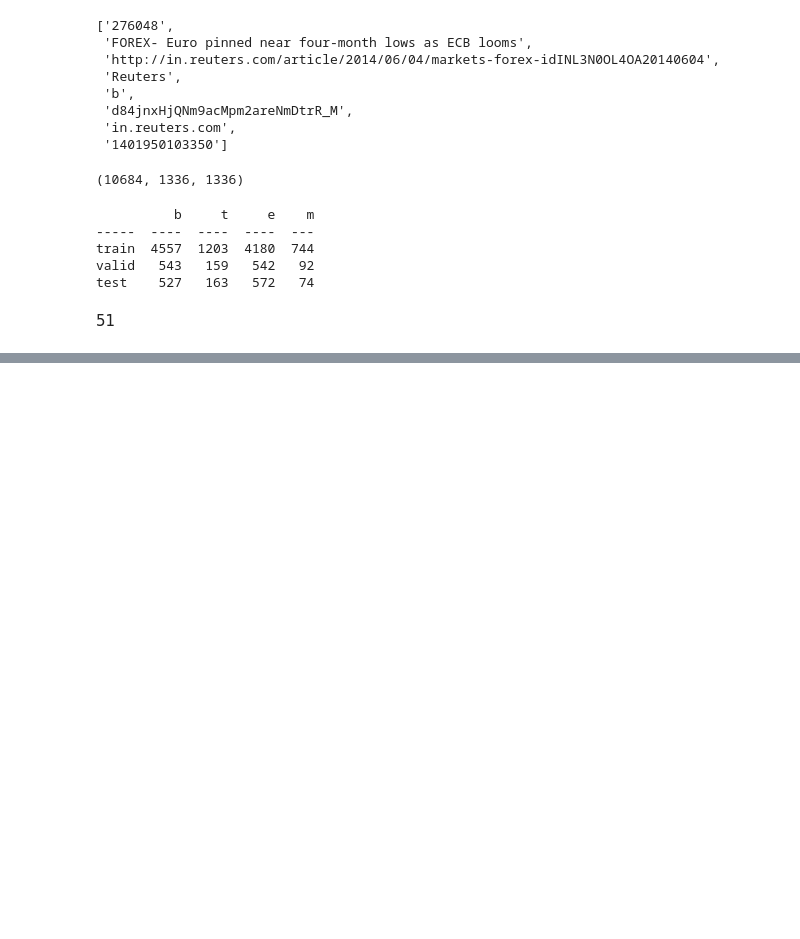
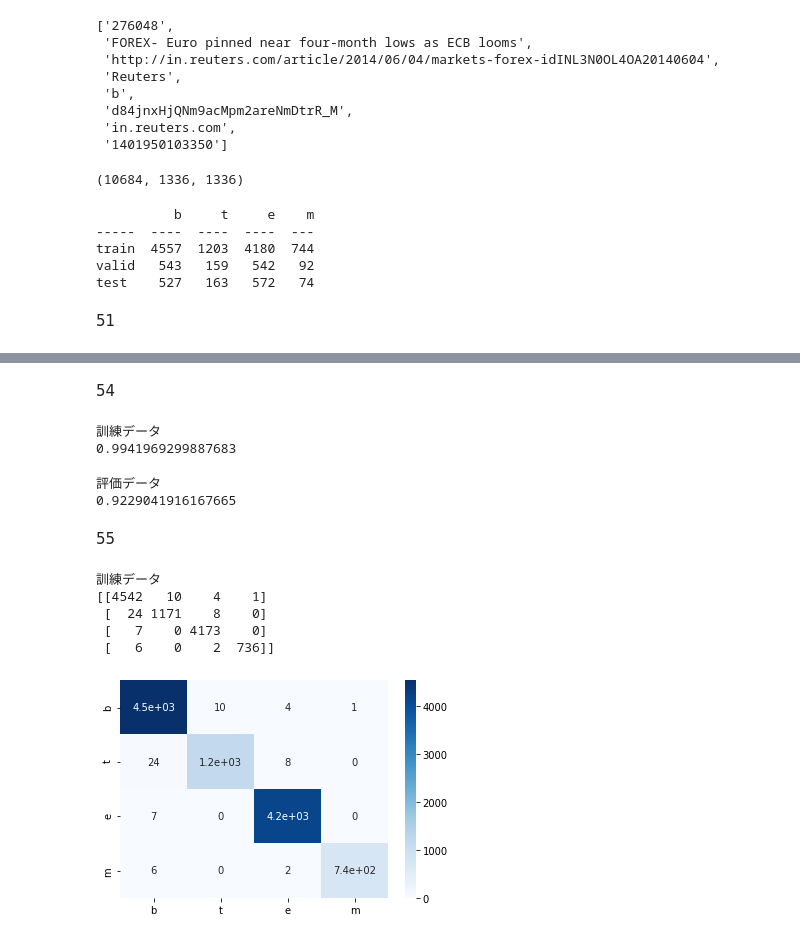
Before and after one commit to SJSY126/NLP100, a Jupyter notebook: Chapter6.ipynb, the cells around one changed output, grey strips where cells are left out. Drawn from its saved outputs; the diff is of its cells as text; code cells hidden in the pictures; blank space fills up the shorter version.

```diff
--- a/Chapter6.ipynb
+++ b/Chapter6.ipynb
@@ -110,0 +222,18 @@ test    527   163   572   74
+# %%
+def prepare_feature_dataset(data):
+    ts = [categories.index(cat) for cat, _ in data]
+    xs = [
+        count_uni_gram(sent) + count_bi_gram(sent)
+        for _, sent in data
+    ]
+    return np.array(xs, dtype=np.float32), np.array(ts, dtype=np.int8)
+
+def write_feature_dataset(filename, xs, ts):
+    with open(filename, 'w') as f:
+        for t, x in zip(ts, xs):
+            line = categories[t] + ' ' + ' '.join([str(int(n)) for n in x])
+            f.writelines(line + '\n')
+# %%
+train_x, train_t = prepare_feature_dataset(tokenized_train)
+valid_x, valid_t = prepare_feature_dataset(tokenized_valid)
+test_x, test_t = prepare_feature_dataset(tokenized_test)
@@ -110,0 +264,3 @@ test    527   163   572   74
+# %%
+lr = LogisticRegression(max_iter=1000)
+lr.fit(train_x, train_t)
@@ -110,0 +298,2 @@ test    527   163   572   74
+# %% [markdown]
+54
@@ -110,0 +304,14 @@ test    527   163   572   74
+# %%
+print('訓練データ')
+print(accuracy(lr, train_x, train_t))
+# %% [output]
+訓練データ
+0.9941969299887683
+# %%
+print('評価データ')
+print(accuracy(lr, test_x, test_t))
+# %% [output]
+評価データ
+0.9229041916167665
+# %% [markdown]
+55
@@ -110,0 +320,23 @@ test    527   163   572   74
+# %%
+def confusion_matrix(xs, ts):
+    num_class = np.unique(ts).size
+    mat = np.zeros((num_class, num_class), dtype=np.int32)
+    ys = lr.predict(xs)
+    for y, t in zip(ys, ts):
+        mat[t, y] += 1
+    return mat
+
+def show_cm(cm):
+    sns.heatmap(cm, annot=True, cmap = 'Blues', xticklabels = categories, yticklabels = categories)
+# %%
+train_cm = confusion_matrix(train_x, train_t)
+print('訓練データ')
+print(train_cm)
+show_cm(train_cm)
+# %% [output]
+訓練データ
+[[4542   10    4    1]
+ [  24 1171    8    0]
+ [   7    0 4173    0]
+ [   6    0    2  736]]
+[figure, added]
```
Also changed, not shown: parts of 48 cells of this notebook, 3 other files.
